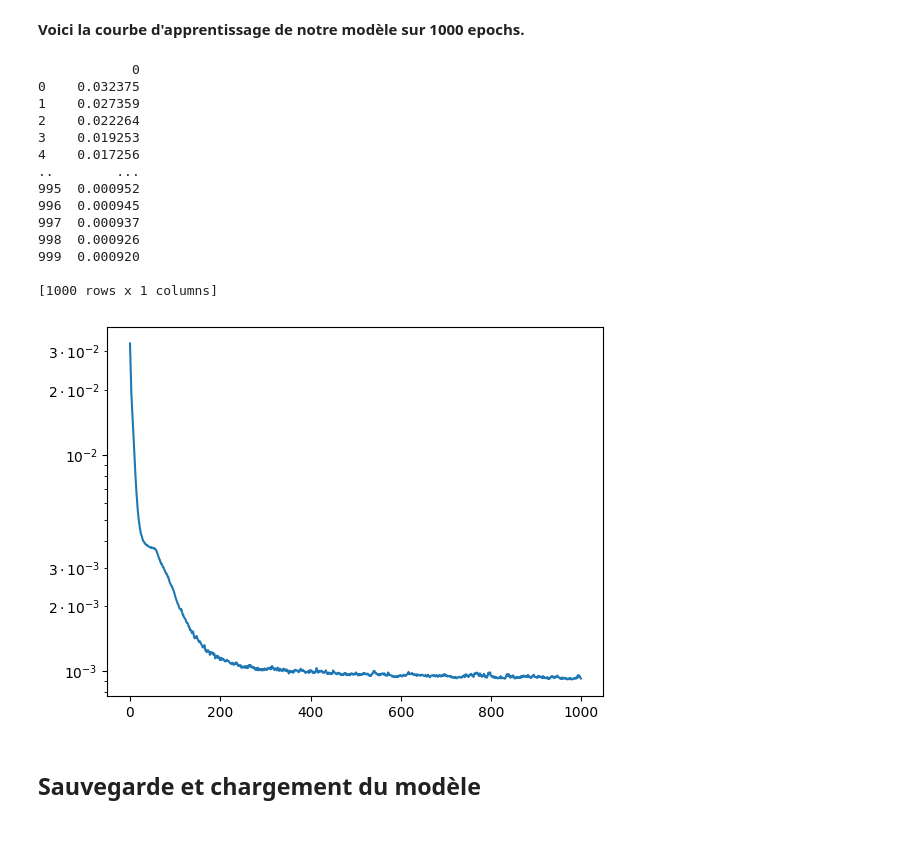
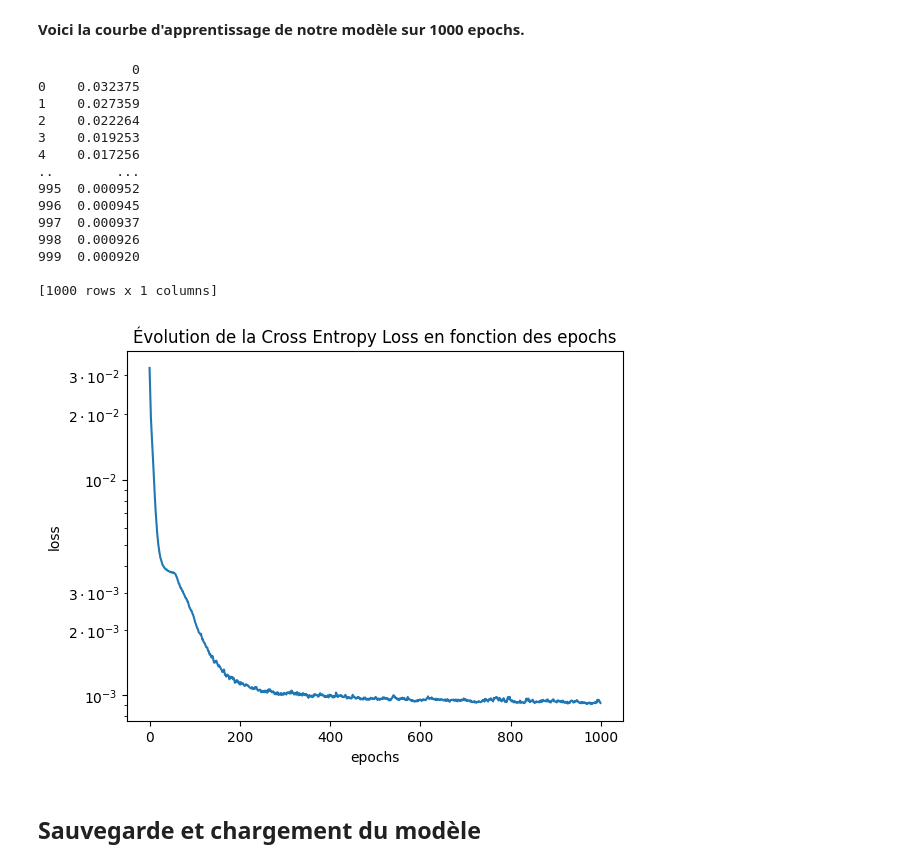
Before and after one commit to chloegdt/MedBot, a Jupyter notebook: projet.ipynb, the cells around one changed output. Drawn from its saved outputs; the diff is of its cells as text; code cells hidden in the pictures; blank space fills up the shorter version.

```diff
--- a/projet.ipynb
+++ b/projet.ipynb
@@ -290,25 +290,28 @@ train_model(model, dataset_src, dataset_tgt, tokenizer.vocab_size(), tokenizer.p
 # %%
 data = pd.read_csv("./teaching.txt", header=None)
 print(data)
 plt.yscale('logit')
+plt.xlabel("epochs")
+plt.ylabel("loss")
+plt.title("Évolution de la Cross Entropy Loss en fonction des epochs")
 plt.plot(data)
 plt.show()
 # %% [output]
             0
 0    0.032375
 1    0.027359
 2    0.022264
 3    0.019253
 4    0.017256
 ..        ...
 995  0.000952
 996  0.000945
 997  0.000937
 998  0.000926
 999  0.000920
 
 [1000 rows x 1 columns]
-[figure, old version]
+[figure, new version]
 # %% [markdown]
 ## Sauvegarde et chargement du modèle
 # %%
```
Also changed, not shown: parts of 1 cell of this notebook.
